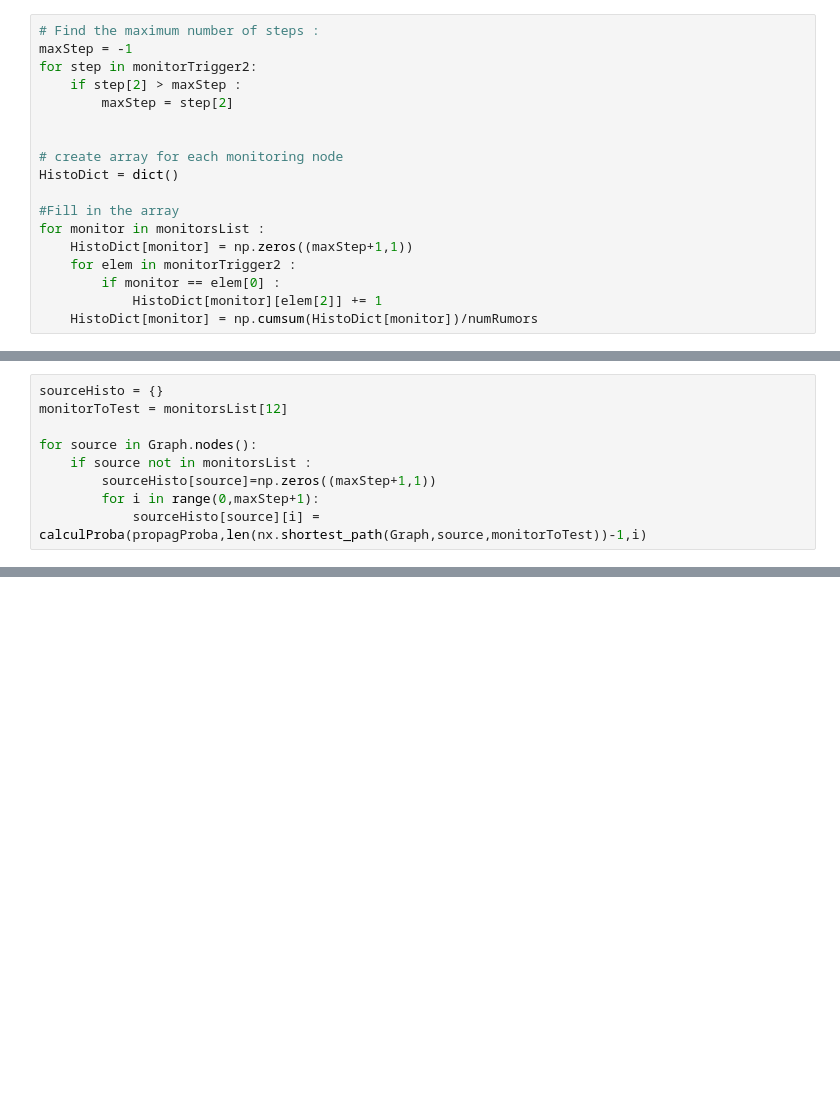
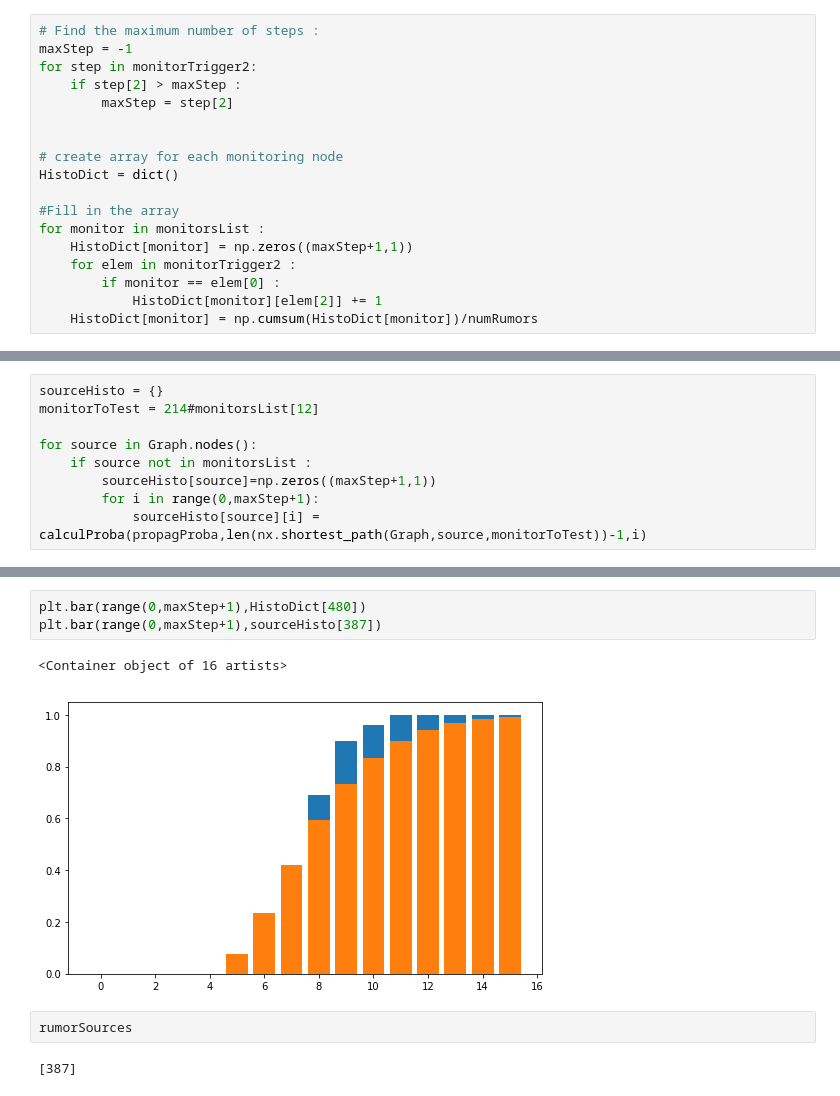
Before and after one commit to N0ciple/MSc-Project, a Jupyter notebook: Test_Histogram.ipynb, the cells around one changed output, grey strips where cells are left out. Drawn from its saved outputs; the diff is of its cells as text; blank space fills up the shorter version.

```diff
--- a/Test_Histogram.ipynb
+++ b/Test_Histogram.ipynb
@@ -95,7 +86,7 @@ for m in monitorsList :
 ... (38 outputs left out)
 # %%
 sourceHisto = {}
-monitorToTest = monitorsList[12]
+monitorToTest = 214#monitorsList[12]
 
 for source in Graph.nodes():
     if source not in monitorsList :
@@ -160,0 +134,10 @@ classment de la source (Chi)  48
+# %%
+plt.bar(range(0,maxStep+1),HistoDict[480])
+plt.bar(range(0,maxStep+1),sourceHisto[387])
+# %% [output]
+<Container object of 16 artists>
+[figure, added]
+# %%
+rumorSources
+# %% [output]
+[387]
```
Also changed, not shown: parts of 6 cells of this notebook, 5 other files.
